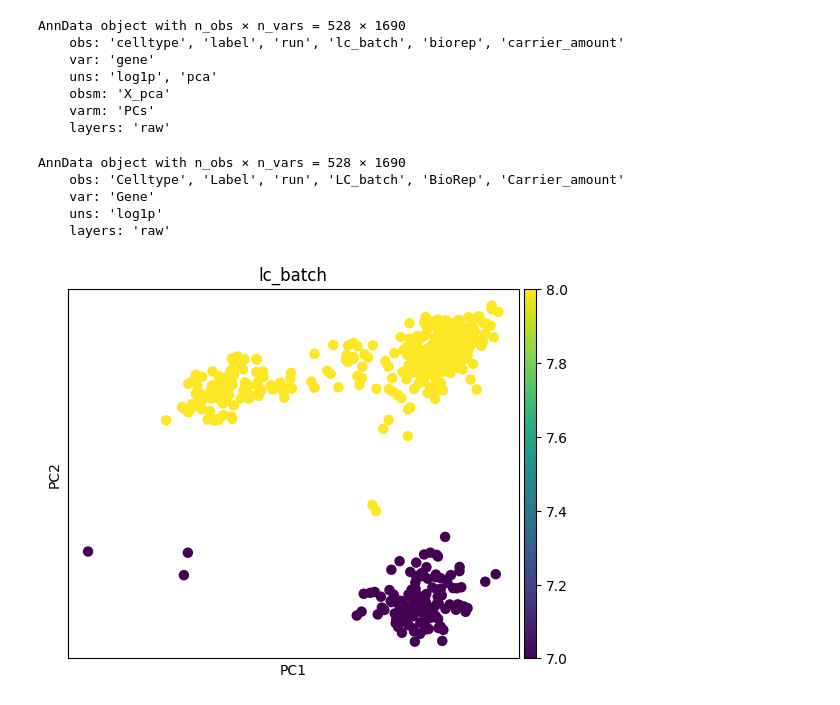
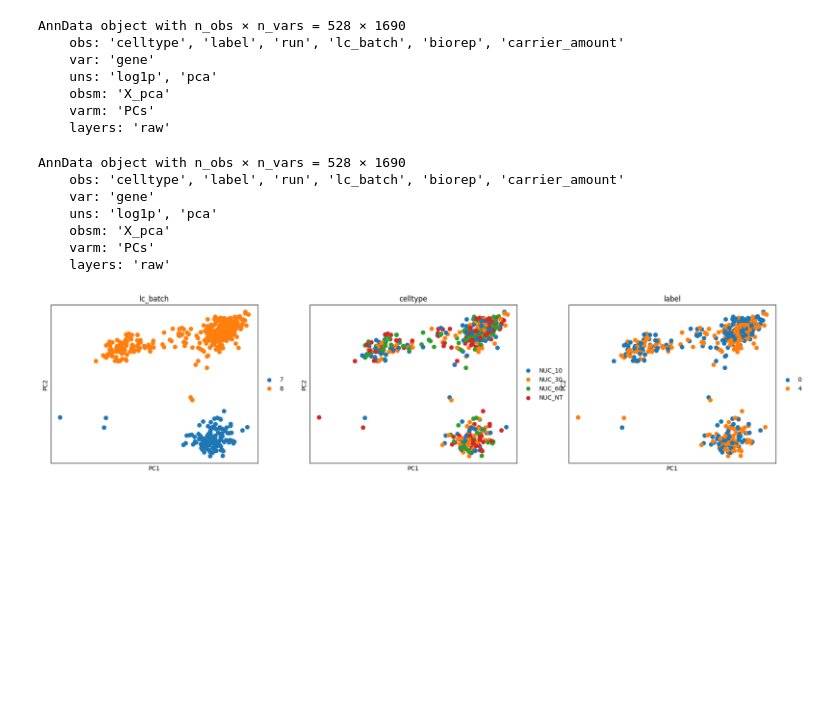
Before and after one commit to RasmusML/Single-nucleus-proteomics, a Jupyter notebook: notebooks/processing.ipynb, the cells around one changed output. Drawn from its saved outputs; the diff is of its cells as text; code cells hidden in the pictures; blank space fills up the shorter version.

```diff
--- a/notebooks/processing.ipynb
+++ b/notebooks/processing.ipynb
@@ -51,6 +51,12 @@ table = table.set_index(row_name)
 
 obs_table = table[~table.index.duplicated(keep='first')]
 obs_table = obs_table[["celltype", "label", "run", "lc_batch", "biorep", "carrier_amount"]]
+
+obs_table["celltype"] = obs_table["celltype"].astype("category")
+obs_table["label"] = obs_table["label"].astype("category")
+obs_table["run"] = obs_table["run"].astype("category")
+obs_table["lc_batch"] = obs_table["lc_batch"].astype("category")
+obs_table["biorep"] = obs_table["biorep"].astype("category")
 # %%
 obs_table.head()
 # %% [output]
@@ -70,6 +76,8 @@ var_table = table[~table.index.duplicated(keep='first')]
 var_table = var_table[["gene"]]
 
 var_table.columns = [col.lower() for col in var_table.columns]
+
+var_table["gene"] = var_table["gene"].astype("category")
 # %%
 var_table.head()
 # %% [output]
@@ -106,11 +114,13 @@ adata.write("leduc_2024.h5ad")
 adata
 # %% [output]
 AnnData object with n_obs × n_vars = 528 × 1690
-    obs: 'Celltype', 'Label', 'run', 'LC_batch', 'BioRep', 'Carrier_amount'
-    var: 'Gene'
-    uns: 'log1p'
+    obs: 'celltype', 'label', 'run', 'lc_batch', 'biorep', 'carrier_amount'
+    var: 'gene'
+    uns: 'log1p', 'pca'
+    obsm: 'X_pca'
+    varm: 'PCs'
     layers: 'raw'
 # %%
-sc.pl.pca(adata, color=["lc_batch"])
+sc.pl.pca(adata, color=["lc_batch", "celltype", "label"])
 # %% [output]
-[figure, old version]
+[figure, new version]
```
Also changed, not shown: parts of 3 cells of this notebook, 3 other files.
